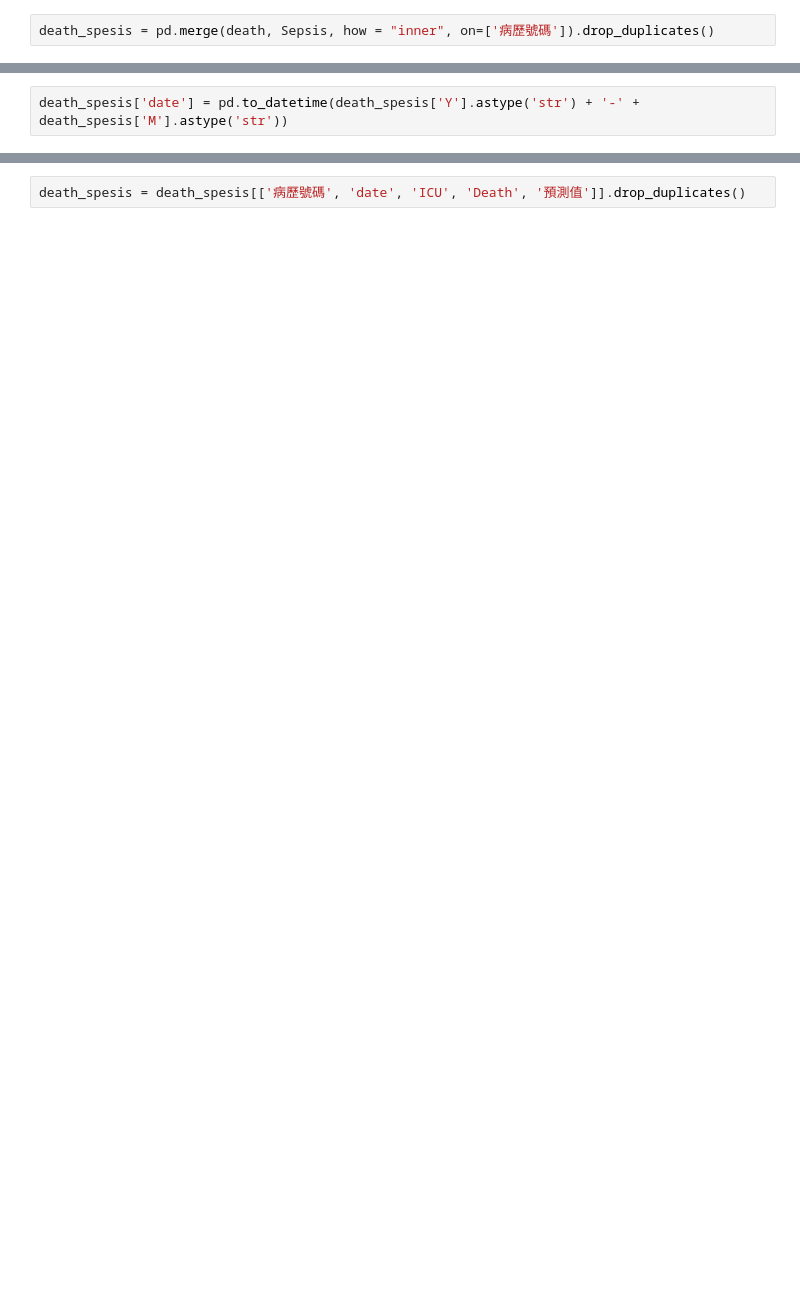
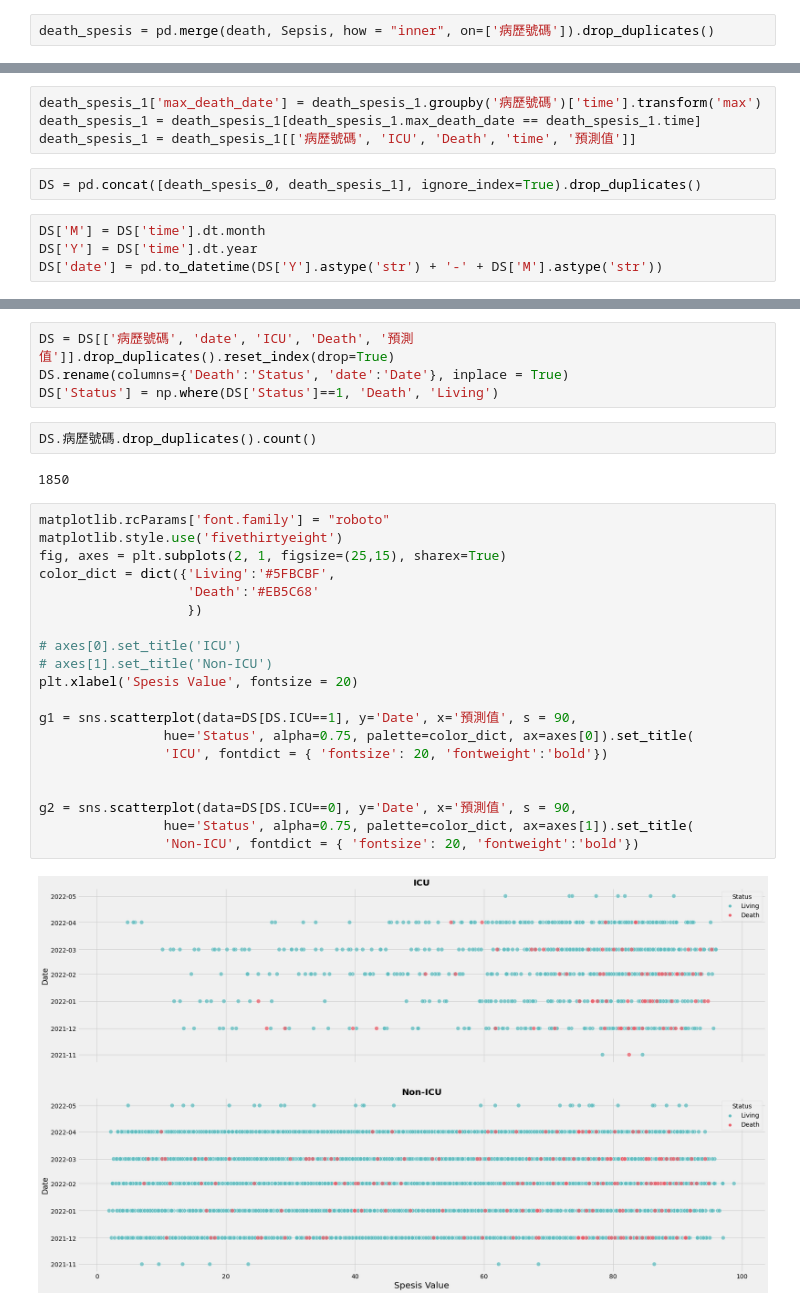
Before and after one commit to ChunWeiPeng/CMUH, a Jupyter notebook: CDSS_Sepsis.ipynb, the cells around one changed output, grey strips where cells are left out. Drawn from its saved outputs; the diff is of its cells as text; blank space fills up the shorter version.

```diff
--- a/CDSS_Sepsis.ipynb
+++ b/CDSS_Sepsis.ipynb
@@ -63,3 +69,11 @@ death_spesis['Y'] = death_spesis['time'].dt.year
+# %%
+death_spesis_1['max_death_date'] = death_spesis_1.groupby('病歷號碼')['time'].transform('max')
+death_spesis_1 = death_spesis_1[death_spesis_1.max_death_date == death_spesis_1.time]
+death_spesis_1 = death_spesis_1[['病歷號碼', 'ICU', 'Death', 'time', '預測值']]
+# %%
+DS = pd.concat([death_spesis_0, death_spesis_1], ignore_index=True).drop_duplicates()
 # %%
-death_spesis['date'] = pd.to_datetime(death_spesis['Y'].astype('str') + '-' + death_spesis['M'].astype('str'))
+DS['M'] = DS['time'].dt.month
+DS['Y'] = DS['time'].dt.year
+DS['date'] = pd.to_datetime(DS['Y'].astype('str') + '-' + DS['M'].astype('str'))
 # %%
@@ -69,2 +83,30 @@ Index(['病歷號碼', 'ICU', 'Death', '住院天數', 'time', '預測值', 'M',
-# %%
-death_spesis = death_spesis[['病歷號碼', 'date', 'ICU', 'Death', '預測值']].drop_duplicates()
+# %%
+DS = DS[['病歷號碼', 'date', 'ICU', 'Death', '預測值']].drop_duplicates().reset_index(drop=True)
+DS.rename(columns={'Death':'Status', 'date':'Date'}, inplace = True)
+DS['Status'] = np.where(DS['Status']==1, 'Death', 'Living')
+# %%
+DS.病歷號碼.drop_duplicates().count()
+# %% [output]
+1850
+# %%
+matplotlib.rcParams['font.family'] = "roboto"
+matplotlib.style.use('fivethirtyeight')
+fig, axes = plt.subplots(2, 1, figsize=(25,15), sharex=True)
+color_dict = dict({'Living':'#5FBCBF',
+                   'Death':'#EB5C68'
+                   })
+
+# axes[0].set_title('ICU')
+# axes[1].set_title('Non-ICU')
+plt.xlabel('Spesis Value', fontsize = 20)
+
+g1 = sns.scatterplot(data=DS[DS.ICU==1], y='Date', x='預測值', s = 90,
+                hue='Status', alpha=0.75, palette=color_dict, ax=axes[0]).set_title(
+                'ICU', fontdict = { 'fontsize': 20, 'fontweight':'bold'})
+
+
+g2 = sns.scatterplot(data=DS[DS.ICU==0], y='Date', x='預測值', s = 90,
+                hue='Status', alpha=0.75, palette=color_dict, ax=axes[1]).set_title(
+                'Non-ICU', fontdict = { 'fontsize': 20, 'fontweight':'bold'})
+# %% [output]
+[figure, added]
```
Also changed, not shown: parts of 10 cells of this notebook, 3 other files.
